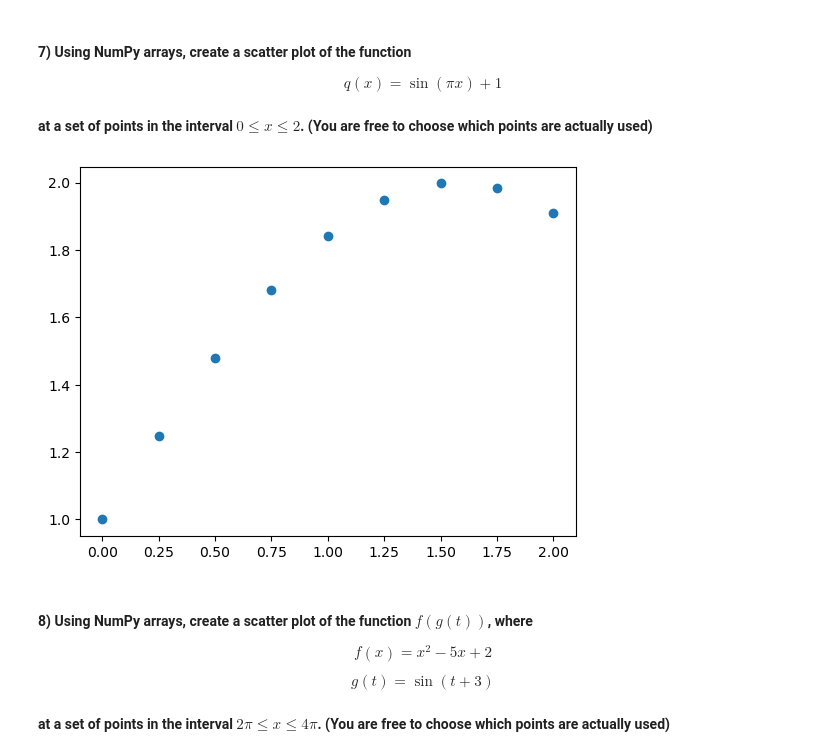
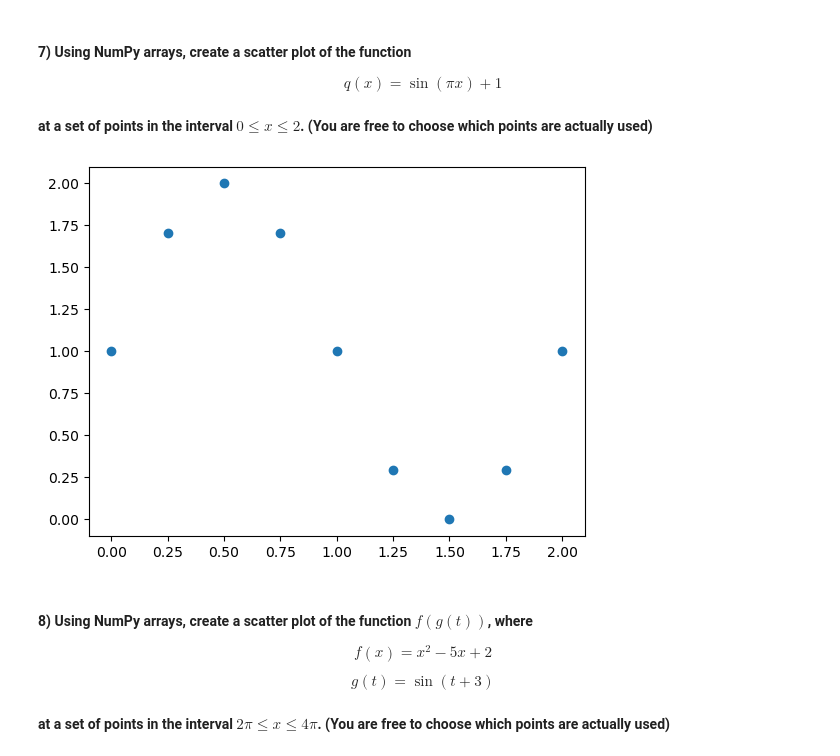
Before and after one commit to swang2026/datasci151spring2026, a Jupyter notebook: lecture_06/lecture_06 - Copy.ipynb, the cells around one changed output. Saved outputs shown, nothing was run; the diff lists cells and outputs as text; code cells hidden in the pictures.

```diff
--- a/lecture_06/lecture_06 - Copy.ipynb
+++ b/lecture_06/lecture_06 - Copy.ipynb
@@ -702,16 +702,19 @@ $$q(x) = \sin(\pi x) + 1$$
 #### at a set of points in the interval $0 \leq x \leq 2$. (You are free to choose which points are actually used)
 # %%
 # your code here
+
+import numpy as np
+import matplotlib.pyplot as plt
 
 x = 0, 0.25, 0.50, 0.75, 1, 1.25, 1.50, 1.75, 2
 xval = np.array(x)
 
-yval = np.sin(xval) + 1
+yval = np.sin(xval * np.pi) + 1
 
 plt.scatter(xval, yval)
 plt.show()
 # %% [output]
-[figure, old version]
+[figure, new version]
 # %% [markdown]
 #### **8)** Using NumPy arrays, create a scatter plot of the function $f(g(t))$, where
 
```
